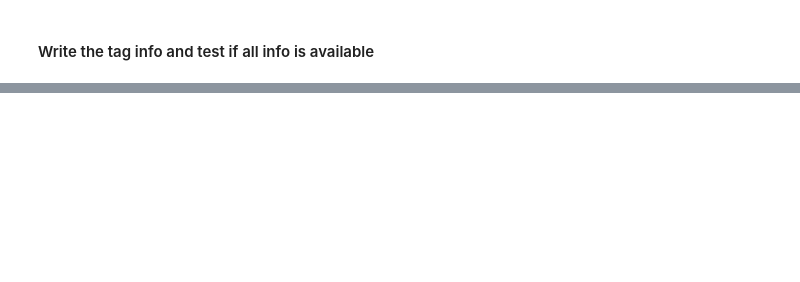
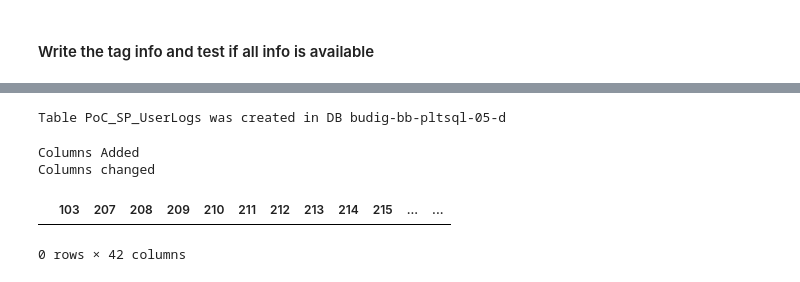
Before and after one commit to ashwinramise/smartPump, a Jupyter notebook: dbServices/RegisterTables.ipynb, the cells around one changed output, grey strips where cells are left out. Saved outputs shown, nothing was run; the diff lists cells and outputs as text; code cells hidden in the pictures; blank space fills up the shorter version.

```diff
--- a/dbServices/RegisterTables.ipynb
+++ b/dbServices/RegisterTables.ipynb
@@ -274,0 +222,17 @@ getData('PoC_SP_MonitoringTags',conn)
+# %%
+createTable(config.database_name, 'PoC_SP_UserLogs', columns3, conn)
+# %% [output]
+Table PoC_SP_UserLogs was created in DB budig-bb-pltsql-05-d
+# %%
+column4 = "Timestamp text"
+changeColumns('PoC_SP_Metrics', column4, conn)
+# %% [output]
+Columns Added
+Columns changed
+# %%
+logs = getData('PoC_SP_Metrics', 'RecordID',conn)
+# %%
+logs
+# %% [output]
+|  | 103 | 207 | 208 | 209 | 210 | 211 | 212 | 213 | 214 | 215 | ... | ... |
+0 rows × 42 columns
```
Also changed, not shown: parts of 34 cells of this notebook, 7 other files.
